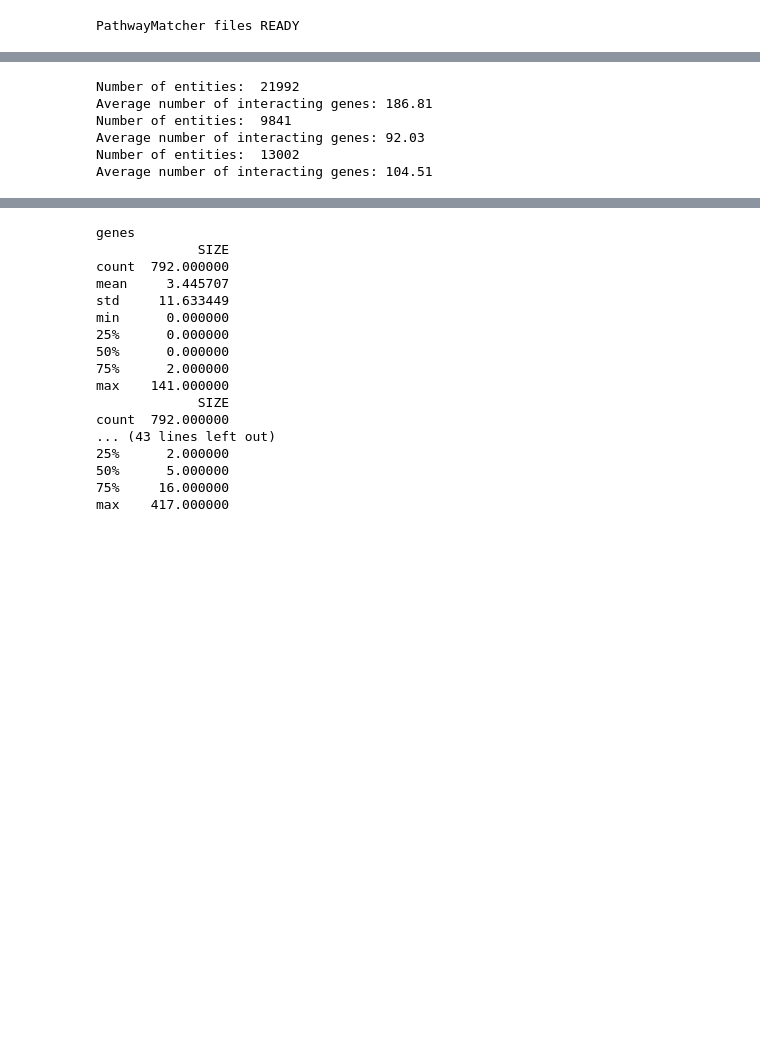
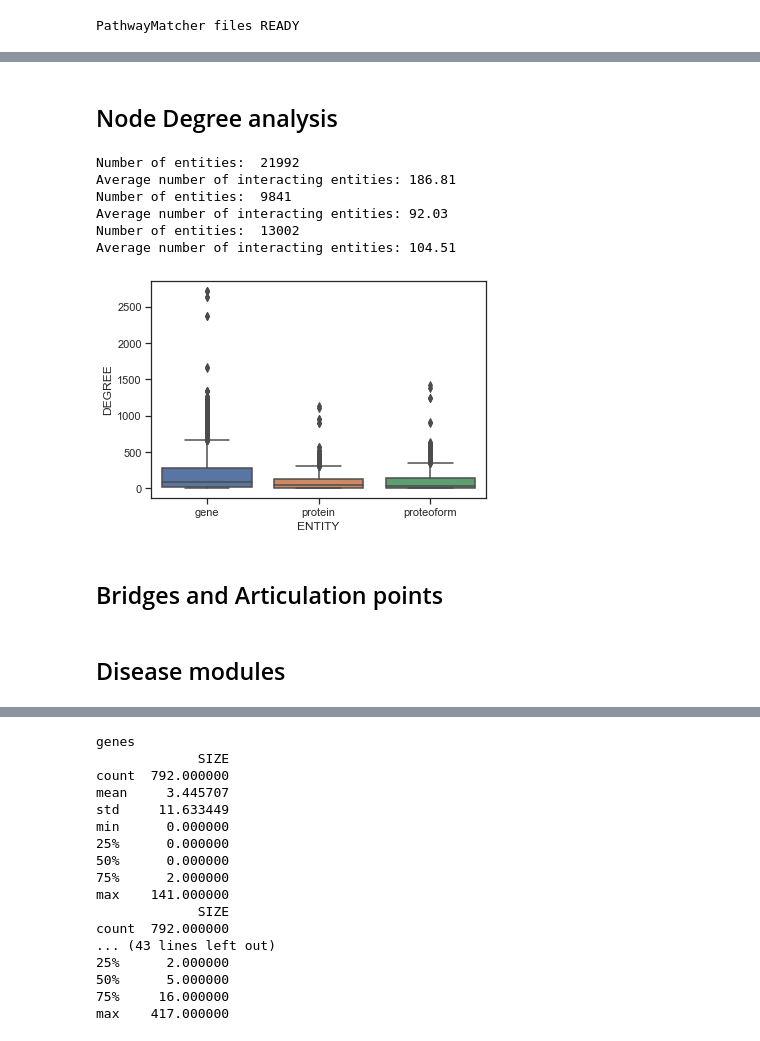
Before and after one commit to PathwayAnalysisPlatform/ProteoformNetworks, a Jupyter notebook: src/Python/network_topology.ipynb, the cells around one changed output, grey strips where cells are left out. Drawn from its saved outputs; the diff is of its cells as text; code cells hidden in the pictures; blank space fills up the shorter version.

```diff
--- a/src/Python/network_topology.ipynb
+++ b/src/Python/network_topology.ipynb
@@ -32,5 +60,15 @@ PathwayMatcher files READY
+# %% [markdown]
+## Node Degree analysis
 # %%
-def avg_degree(filename):
+def getDegrees(filename, entity):
+    """
+    Calculates number of interactors (degree) of each entity node.
+    By entity we mean: genes, proteins or proteoforms
+
+    :param filename: File with the interactions of an entity type
+    :return: Pandas dataframe with two columns: ENTITY, DEGREE
+    ENTITY is a string value, DEGREE is an integer
+    """
     entities = {}
     with open(filename) as fg:
         interaction = fg.readline()
@@ -44,18 +82,28 @@ def avg_degree(filename):
     print("Number of entities: ", len(entities))
 
     genes_degrees = [len(entry[1]) for entry in entities.items()]
+    data = {'ENTITY': np.repeat(entity, len(genes_degrees)),
+            'DEGREE': genes_degrees}
     avg_degree = sum(genes_degrees)/len(genes_degrees)
     print("Average number of interacting entities: {:.2f}".format(avg_degree) )
-    return avg_degree
+    return pd.DataFrame(data, columns = ["ENTITY", "DEGREE"])
 
 # Calculate number of neighbours of each node
-avg_degree_genes = avg_degree(PATH_REACTOME + FILE_REACTOME_GENE_INTERACTIONS)
-avg_degree_proteins = avg_degree(PATH_REACTOME + FILE_REACTOME_PROTEIN_INTERACTIONS)
-avg_degree_proteoforms = avg_degree(PATH_REACTOME + FILE_REACTOME_PROTEOFORM_INTERACTIONS)
+degree_genes = getDegrees(PATH_REACTOME + FILE_REACTOME_GENE_INTERACTIONS, "gene")
+degree_proteins = getDegrees(PATH_REACTOME + FILE_REACTOME_PROTEIN_INTERACTIONS, "protein")
+degree_proteoforms = getDegrees(PATH_REACTOME + FILE_REACTOME_PROTEOFORM_INTERACTIONS, "proteoform")
 # %% [output]
 Number of entities:  21992
-Average number of interacting genes: 186.81
+Average number of interacting entities: 186.81
 Number of entities:  9841
-Average number of interacting genes: 92.03
+Average number of interacting entities: 92.03
 Number of entities:  13002
-Average number of interacting genes: 104.51
+Average number of interacting entities: 104.51
+# %%
+degrees = pd.concat([degree_genes, degree_proteins, degree_proteoforms])
+sns.set(style="ticks")
+ax = sns.boxplot(x="ENTITY", y="DEGREE", data=degrees)
+# %% [output]
+[figure, added]
+# %% [markdown]
+## Bridges and Articulation points
@@ -62,3 +113,5 @@ Average number of interacting genes: 104.51
+# %% [markdown]
+## Disease modules
 # %%
 # What is needed from each source?
 ## Gene/Protein Modules file (network regions)
```
Also changed, not shown: parts of 7 cells of this notebook, 7 other files.
